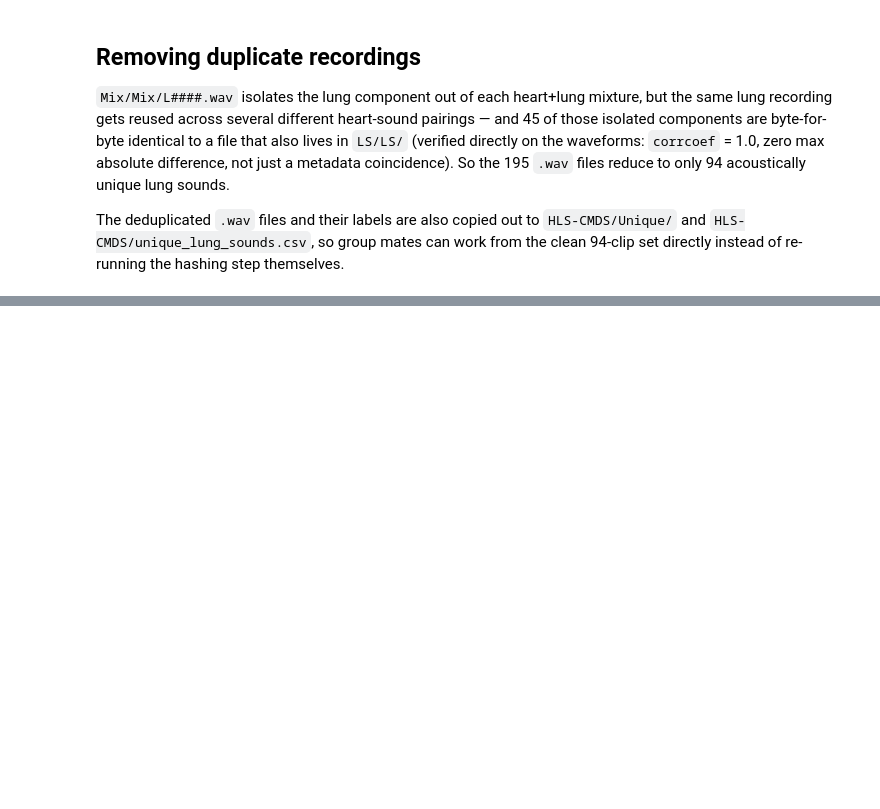
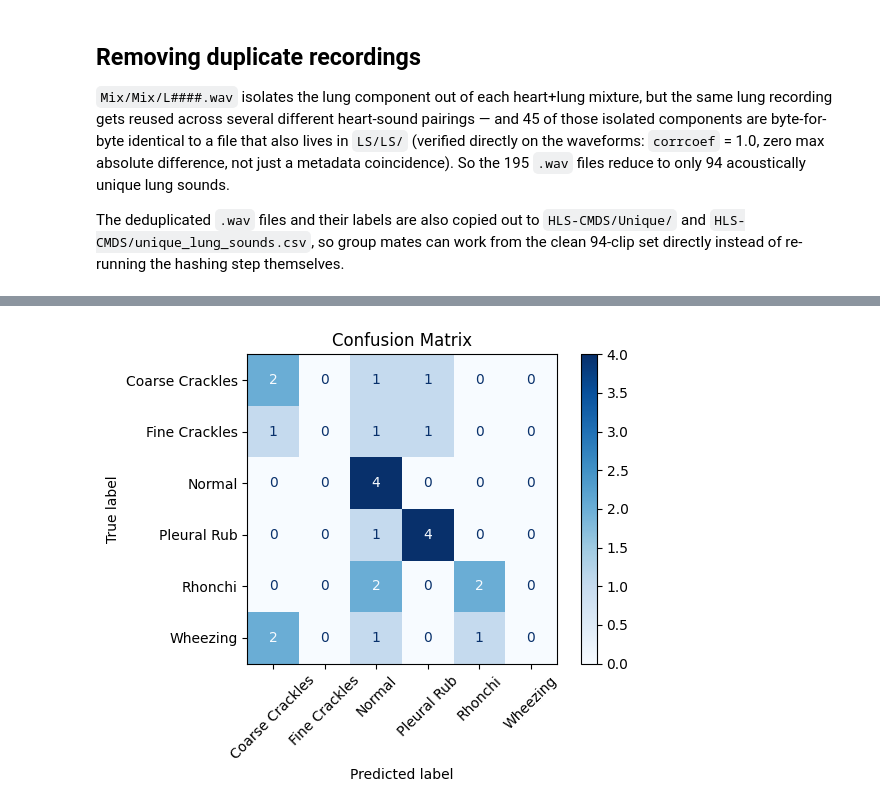
Before and after one commit to AnthonyCarrollJr/ML_Project2, a Jupyter notebook: main.ipynb, the cells around one changed output, grey strips where cells are left out. Saved outputs shown, nothing was run; the diff lists cells and outputs as text; code cells hidden in the pictures; blank space fills up the shorter version.

```diff
--- a/main.ipynb
+++ b/main.ipynb
@@ -211,0 +269,13 @@ Average cross-validated accuracy: 0.884 ± 0.051
+# %%
+model.eval()
+y_true, y_pred = [], []
+
+with torch.no_grad():
+    for x, y in test_loader:
+        logits = model(x.to(device).float())
+        preds = logits.argmax(dim=1).cpu().numpy()
+        y_pred.extend(preds.tolist())
+        y_true.extend(y.numpy().tolist())
+
+cm = confusion_matrix(y_true, y_pred)
+print(classification_report(y_true, y_pred, target_names=CLASSES, zero_division=0))
@@ -211,0 +318,7 @@ Average cross-validated accuracy: 0.884 ± 0.051
+# %%
+ConfusionMatrixDisplay(cm, display_labels=CLASSES).plot(cmap="Blues", xticks_rotation=45)
+plt.title("Confusion Matrix")
+plt.tight_layout()
+plt.show()
+# %% [output]
+[figure, added]
```
Also changed, not shown: parts of 26 cells of this notebook, 1 other file.
